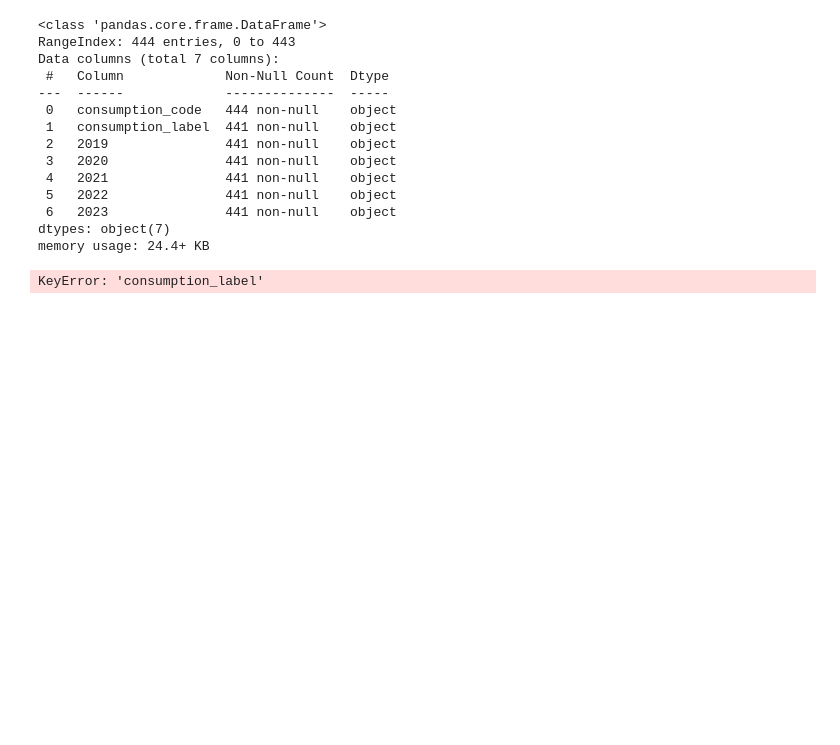
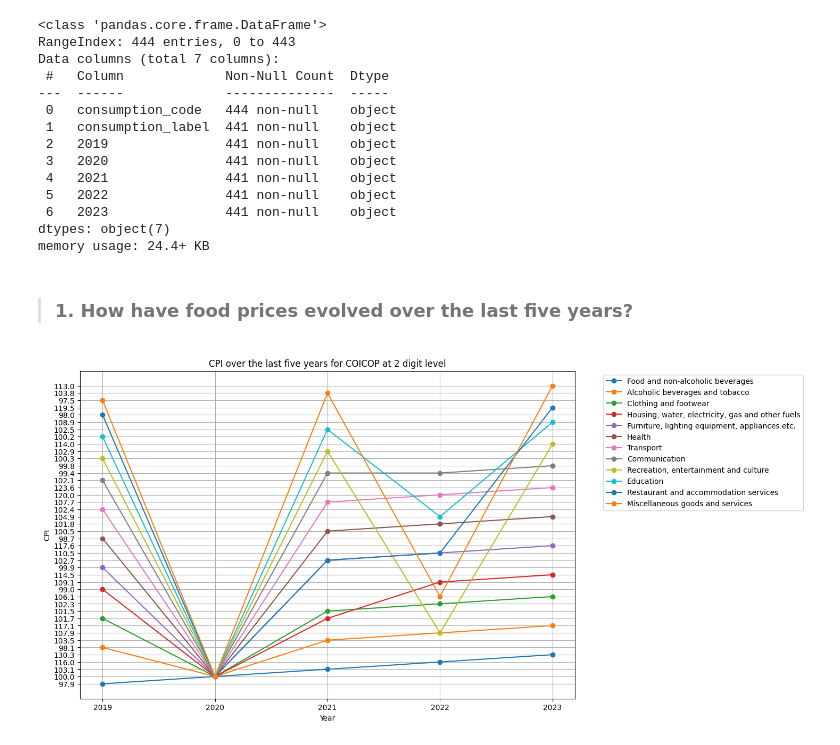
Before and after one commit to n1az/CPI-Analysis, a Jupyter notebook: src/EDA.ipynb, the cells around one changed output. Drawn from its saved outputs; the diff is of its cells as text; code cells hidden in the pictures; blank space fills up the shorter version.

```diff
--- a/src/EDA.ipynb
+++ b/src/EDA.ipynb
@@ -30,6 +32,8 @@ import numpy as np
 import matplotlib.pyplot as plt
 from sklearn.linear_model import LinearRegression
 from scipy.stats import pearsonr
+import re
+
 # Load the data
-data = pd.read_csv('../data/61111-0003_F.csv', sep=';', encoding='ISO-8859-1', skiprows=7,names=['consumption_code', 'consumption_label', '2019', '2020', '2021', '2022', '2023'])
+df = pd.read_csv('../data/61111-0003_F.csv', sep=';', encoding='ISO-8859-1', skiprows=7,names=['consumption_code', 'consumption_label', '2019', '2020', '2021', '2022', '2023'])
 # %%
@@ -64,7 +65,28 @@ memory usage: 24.4+ KB
-# %%
-# 1. How have food prices evolved over the last five years?
-# Plot the CPI for food over the last five years
-data.loc['consumption_label', '2019':'2023'].plot()
-plt.show()
-# %% [output]
-KeyError: 'consumption_label'
+# %% [markdown]
+> ### 1. How have food prices evolved over the last five years?
+# %%
+# Replace '-' with 0.0
+df = df.replace('-', 0.0)
+# Replace '.' with 0.0
+df = df.replace('.', 0.0)
+
+# Filter rows where 'consumption_code' has 3 digits after '-'
+df_filtered = df[df['consumption_code'].apply(lambda x: bool(re.search('-\d{2}$', x)))]
+
+# Melt the DataFrame to make it suitable for plotting
+df_melted = df_filtered.melt(id_vars=['consumption_code', 'consumption_label'], var_name='Year', value_name='CPI')
+
+# Plotting
+plt.figure(figsize=(12, 8))
+for label in df_melted['consumption_label'].unique():
+    data = df_melted[df_melted['consumption_label'] == label]
+    plt.plot(data['Year'], data['CPI'], marker='o', label=label)
+
+plt.xlabel('Year')
+plt.ylabel('CPI')
+plt.title('CPI over the last five years for COICOP at 2 digit level')
+plt.legend(bbox_to_anchor=(1.05, 1), loc='upper left')
+plt.grid(True)
+plt.show()
+# %% [output]
+[figure, added]
```
Also changed, not shown: parts of 10 cells of this notebook.
